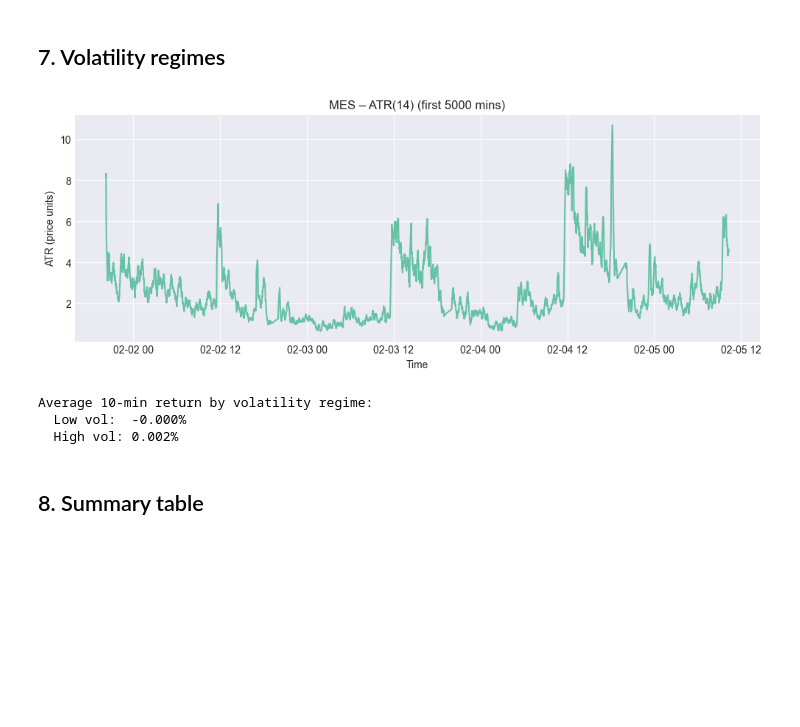
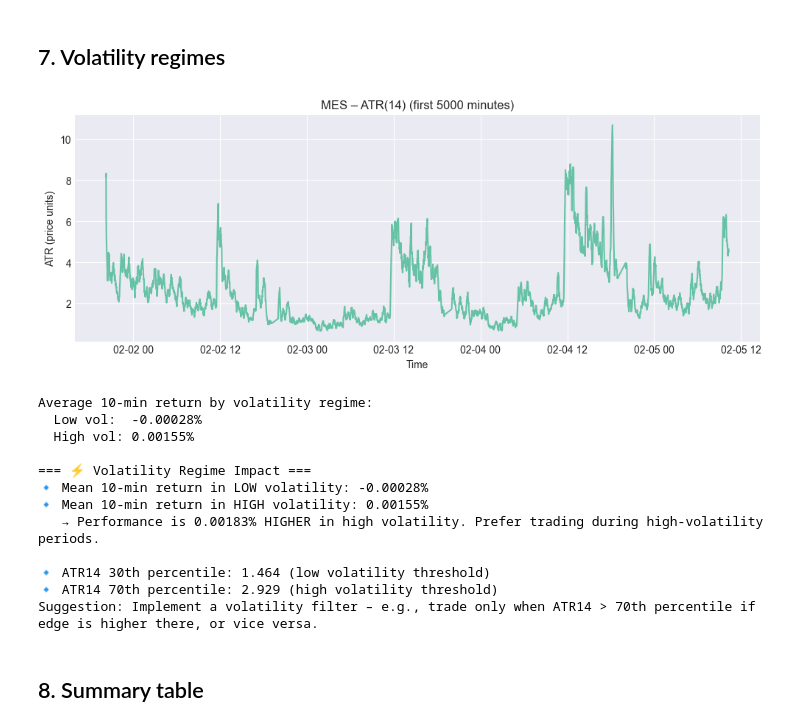
Before and after one commit to Andres-GP/Alphaca-Capital-Research, a Jupyter notebook: research/competitions/June2026_ninja/MES_research.ipynb, the cells around one changed output. Cells and saved outputs as stored; diff of their text form; code cells hidden in the pictures; blank space fills up the shorter version.

```diff
--- a/research/competitions/June2026_ninja/MES_research.ipynb
+++ b/research/competitions/June2026_ninja/MES_research.ipynb
@@ -183,24 +300,57 @@ After high volume:       0.004%
 # %% [markdown]
 ## 7. Volatility regimes
 # %%
+
 plt.figure(figsize=(12,4))
 plt.plot(df.index[:5000], df['ATR14'].iloc[:5000])
-plt.title(f'{INSTRUMENT} – ATR(14) (first 5000 mins)')
+plt.title(f'{INSTRUMENT} – ATR(14) (first 5000 minutes)')
 plt.ylabel('ATR (price units)')
 plt.xlabel('Time')
 plt.show()
 
 median_atr = df['ATR14'].median()
 df['high_volatility'] = df['ATR14'] > median_atr
 vol_regime_ret = df.groupby('high_volatility')['return_10m'].mean()
 print("Average 10‑min return by volatility regime:")
-print(f"  Low vol:  {vol_regime_ret[False]*100:.3f}%")
-print(f"  High vol: {vol_regime_ret[True]*100:.3f}%")
+print(f"  Low vol:  {vol_regime_ret[False]*100:.5f}%")
+print(f"  High vol: {vol_regime_ret[True]*100:.5f}%")
+
+# Additional analysis
+print("\n=== ⚡ Volatility Regime Impact ===")
+low_ret = vol_regime_ret[False]
+high_ret = vol_regime_ret[True]
+print(f"🔹 Mean 10‑min return in LOW volatility: {low_ret*100:.5f}%")
+print(f"🔹 Mean 10‑min return in HIGH volatility: {high_ret*100:.5f}%")
+
+if high_ret > low_ret:
+    diff = (high_ret - low_ret)*100
+    print(f"   → Performance is {diff:.5f}% HIGHER in high volatility. Prefer trading during high-volatility periods.")
+elif high_ret < low_ret:
+    diff = (low_ret - high_ret)*100
+    print(f"   → Performance is {diff:.5f}% LOWER in high volatility. Reduce position size or avoid high-volatility regimes.")
+else:
+    print("   → No significant difference between volatility regimes.")
+
+# Percentiles for practical filters
+atr_p30 = df['ATR14'].quantile(0.30)
+atr_p70 = df['ATR14'].quantile(0.70)
+print(f"\n🔹 ATR14 30th percentile: {atr_p30:.3f} (low volatility threshold)")
+print(f"🔹 ATR14 70th percentile: {atr_p70:.3f} (high volatility threshold)")
+print("Suggestion: Implement a volatility filter – e.g., trade only when ATR14 > 70th percentile if edge is higher there, or vice versa.")
 # %% [output]
-[figure, old version]
+[figure, new version]
 Average 10‑min return by volatility regime:
-  Low vol:  -0.000%
-  High vol: 0.002%
+  Low vol:  -0.00028%
+  High vol: 0.00155%
+
+=== ⚡ Volatility Regime Impact ===
+🔹 Mean 10‑min return in LOW volatility: -0.00028%
+🔹 Mean 10‑min return in HIGH volatility: 0.00155%
+   → Performance is 0.00183% HIGHER in high volatility. Prefer trading during high-volatility periods.
+
+🔹 ATR14 30th percentile: 1.464 (low volatility threshold)
+🔹 ATR14 70th percentile: 2.929 (high volatility threshold)
+Suggestion: Implement a volatility filter – e.g., trade only when ATR14 > 70th percentile if edge is higher there, or vice versa.
 # %% [markdown]
 ## 8. Summary table
 # %%
```
Also changed, not shown: parts of 5 cells of this notebook, 4 other files.
